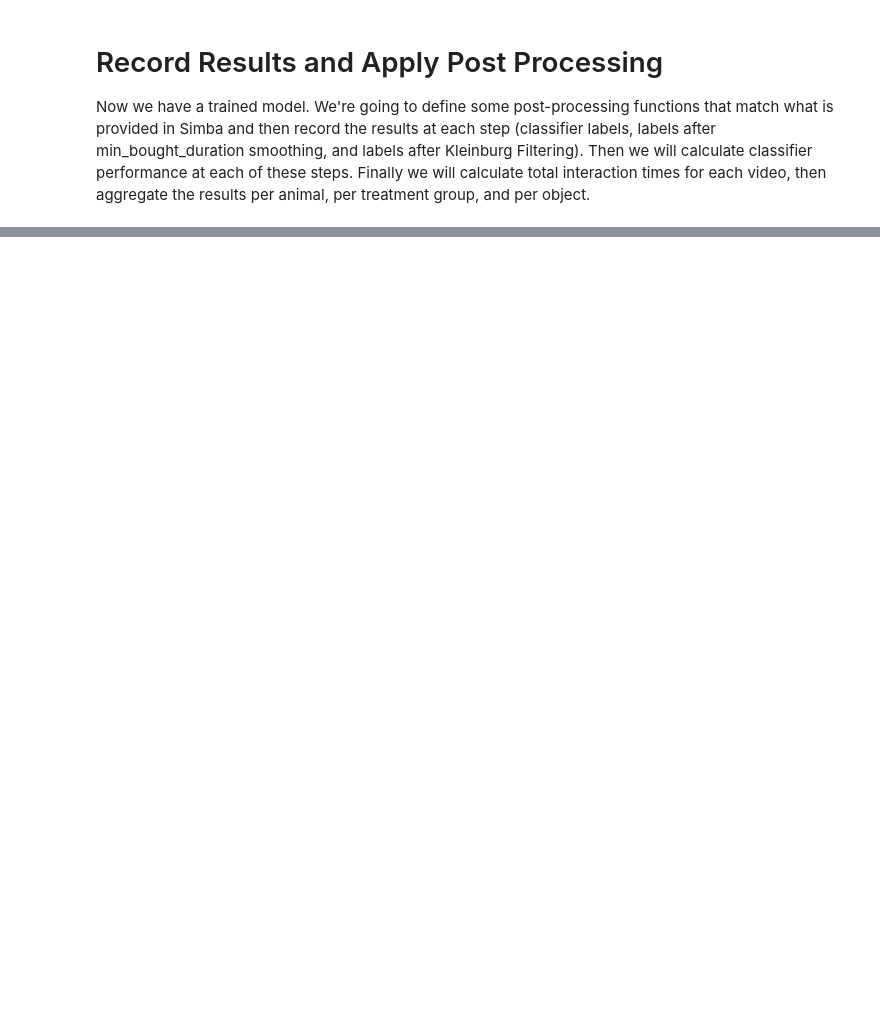
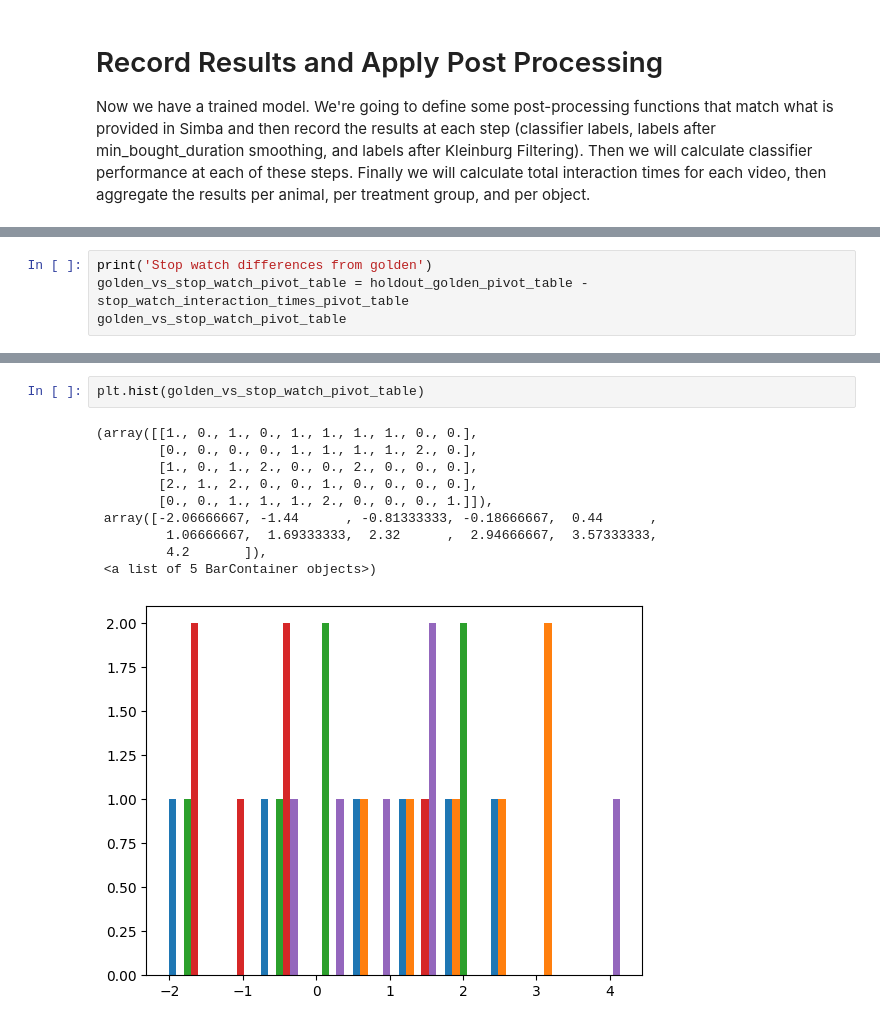
Before and after one commit to HowlandLab/DIBS, a Jupyter notebook: hackathon_sept_2022/October2022-Ilne-paper-analysis.ipynb, the cells around one changed output, grey strips where cells are left out. Cells and saved outputs as stored; diff of their text form; blank space fills up the shorter version.

```diff
--- a/hackathon_sept_2022/October2022-Ilne-paper-analysis.ipynb
+++ b/hackathon_sept_2022/October2022-Ilne-paper-analysis.ipynb
@@ -671,0 +1304,4 @@ PartialResults(precision=1.0, recall=1.0, f1=1.0, c_mat=array([[4966,    0,    0
+# %%
+print('Stop watch differences from golden')
+golden_vs_stop_watch_pivot_table = holdout_golden_pivot_table - stop_watch_interaction_times_pivot_table
+golden_vs_stop_watch_pivot_table
@@ -671,0 +1346,13 @@ PartialResults(precision=1.0, recall=1.0, f1=1.0, c_mat=array([[4966,    0,    0
+# %%
+plt.hist(golden_vs_stop_watch_pivot_table)
+# %% [output]
+(array([[1., 0., 1., 0., 1., 1., 1., 1., 0., 0.],
+        [0., 0., 0., 0., 1., 1., 1., 1., 2., 0.],
+        [1., 0., 1., 2., 0., 0., 2., 0., 0., 0.],
+        [2., 1., 2., 0., 0., 1., 0., 0., 0., 0.],
+        [0., 0., 1., 1., 1., 2., 0., 0., 0., 1.]]),
+ array([-2.06666667, -1.44      , -0.81333333, -0.18666667,  0.44      ,
+         1.06666667,  1.69333333,  2.32      ,  2.94666667,  3.57333333,
+         4.2       ]),
+ <a list of 5 BarContainer objects>)
+[figure, added]
```
Also changed, not shown: parts of 22 cells of this notebook.
